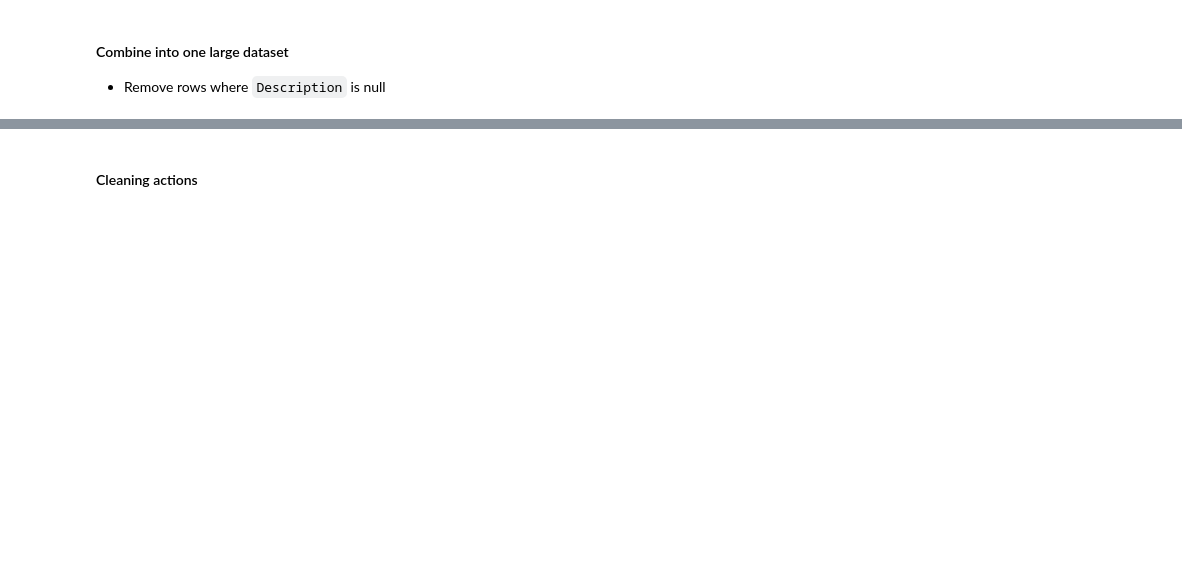
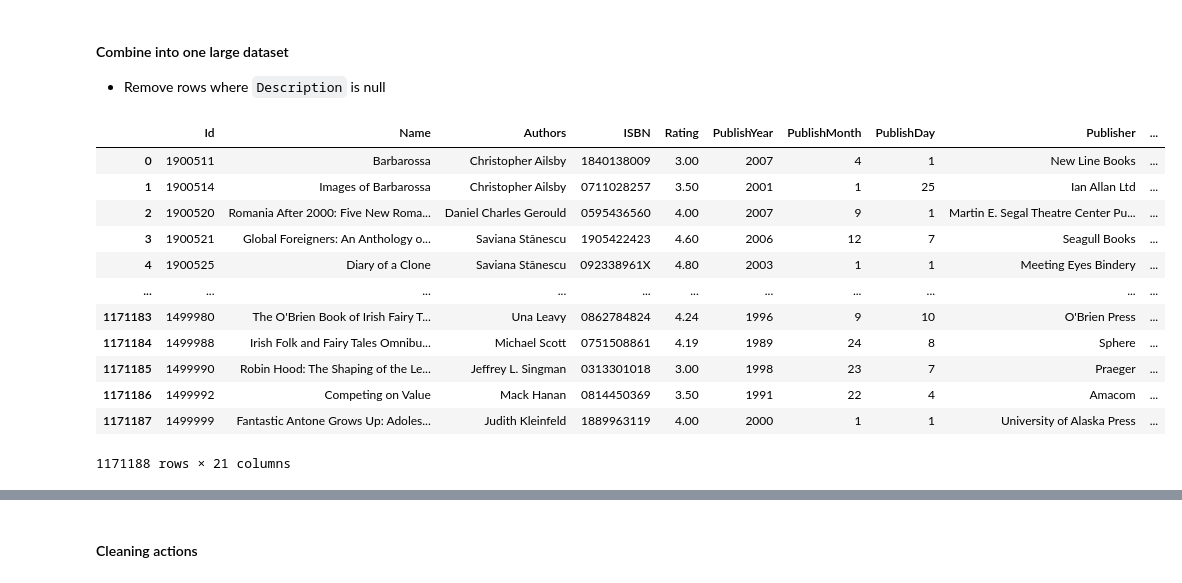
Before and after one commit to ds-bw-tt74/GoodReads-Recommender, a Jupyter notebook: notebooks/ml-goodreads.ipynb, the cells around one changed output, grey strips where cells are left out. Saved outputs shown, nothing was run; the diff lists cells and outputs as text; code cells hidden in the pictures; blank space fills up the shorter version.

```diff
--- a/notebooks/ml-goodreads.ipynb
+++ b/notebooks/ml-goodreads.ipynb
@@ -57,9 +63,21 @@ book_r_0 = pd.concat(map(pd.read_csv, glob.glob('./data/book*.csv')))
 # %%
 # Remove row if `Description` is NaN
 book_rating = book_r_0.copy()
 book_rating = book_rating.dropna(axis=0, subset=['Description'])
-
-# Save column names to variable
-book_rating_col = book_rating.columns
+book_rating.reset_index(drop=True)
+# %% [output]
+|  | Id | Name | Authors | ISBN | Rating | PublishYear | PublishMonth | PublishDay | Publisher | ... |
+| 0 | 1900511 | Barbarossa | Christopher Ailsby | 1840138009 | 3.00 | 2007 | 4 | 1 | New Line Books | ... |
+| 1 | 1900514 | Images of Barbarossa | Christopher Ailsby | 0711028257 | 3.50 | 2001 | 1 | 25 | Ian Allan Ltd | ... |
+| 2 | 1900520 | Romania After 2000: Five New Roma... | Daniel Charles Gerould | 0595436560 | 4.00 | 2007 | 9 | 1 | Martin E. Segal Theatre Center Pu... | ... |
+| 3 | 1900521 | Global Foreigners: An Anthology o... | Saviana Stănescu | 1905422423 | 4.60 | 2006 | 12 | 7 | Seagull Books | ... |
+| 4 | 1900525 | Diary of a Clone | Saviana Stănescu | 092338961X | 4.80 | 2003 | 1 | 1 | Meeting Eyes Bindery | ... |
+| ... | ... | ... | ... | ... | ... | ... | ... | ... | ... | ... |
+| 1171183 | 1499980 | The O'Brien Book of Irish Fairy T... | Una Leavy | 0862784824 | 4.24 | 1996 | 9 | 10 | O'Brien Press | ... |
+| 1171184 | 1499988 | Irish Folk and Fairy Tales Omnibu... | Michael Scott | 0751508861 | 4.19 | 1989 | 24 | 8 | Sphere | ... |
+| 1171185 | 1499990 | Robin Hood: The Shaping of the Le... | Jeffrey L. Singman | 0313301018 | 3.00 | 1998 | 23 | 7 | Praeger | ... |
+| 1171186 | 1499992 | Competing on Value | Mack Hanan | 0814450369 | 3.50 | 1991 | 22 | 4 | Amacom | ... |
+| 1171187 | 1499999 | Fantastic Antone Grows Up: Adoles... | Judith Kleinfeld | 1889963119 | 4.00 | 2000 | 1 | 1 | University of Alaska Press | ... |
+1171188 rows × 21 columns
 # %%
 book_rating.head(1)
```
Also changed, not shown: parts of 23 cells of this notebook, 1 other file.
